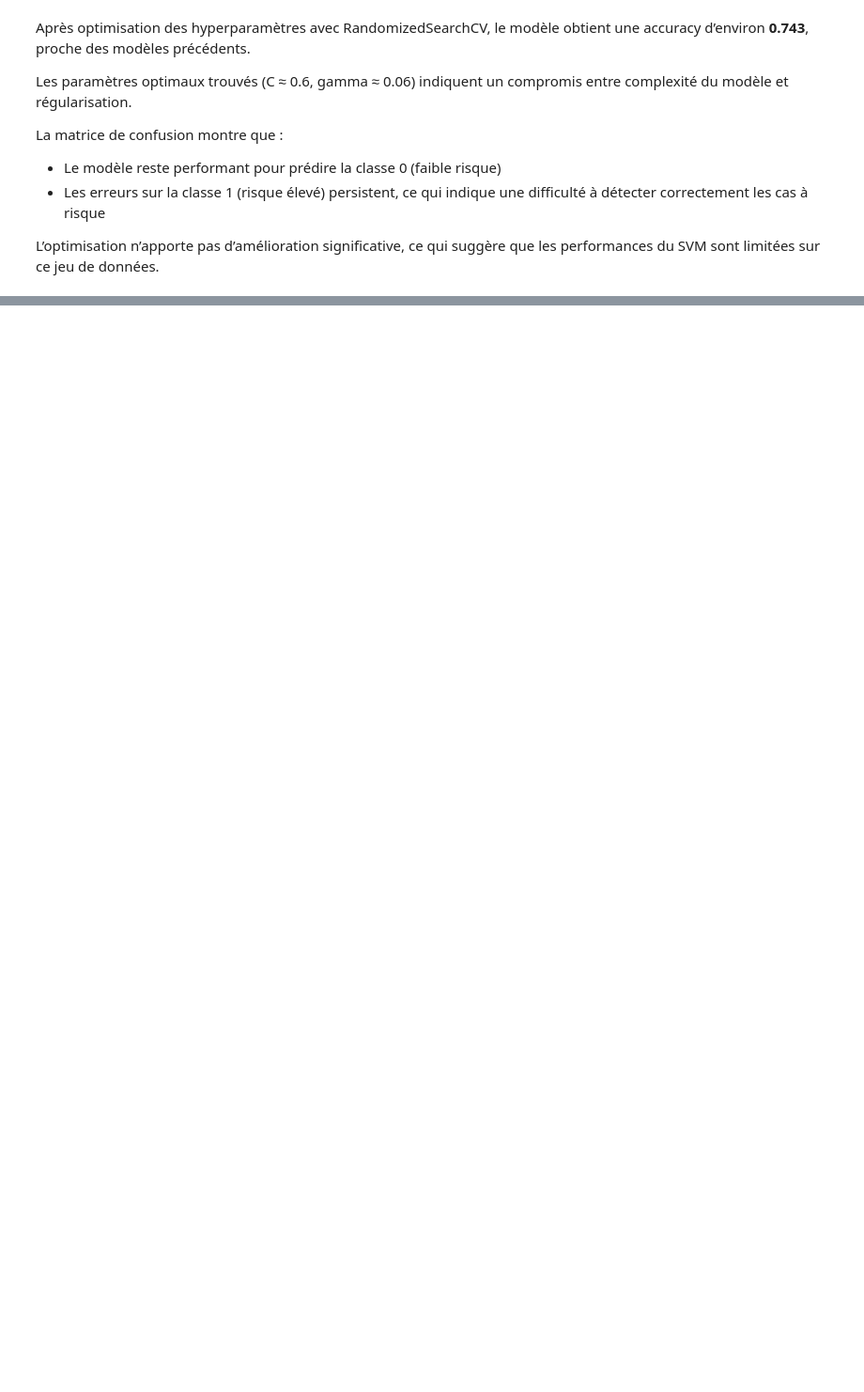
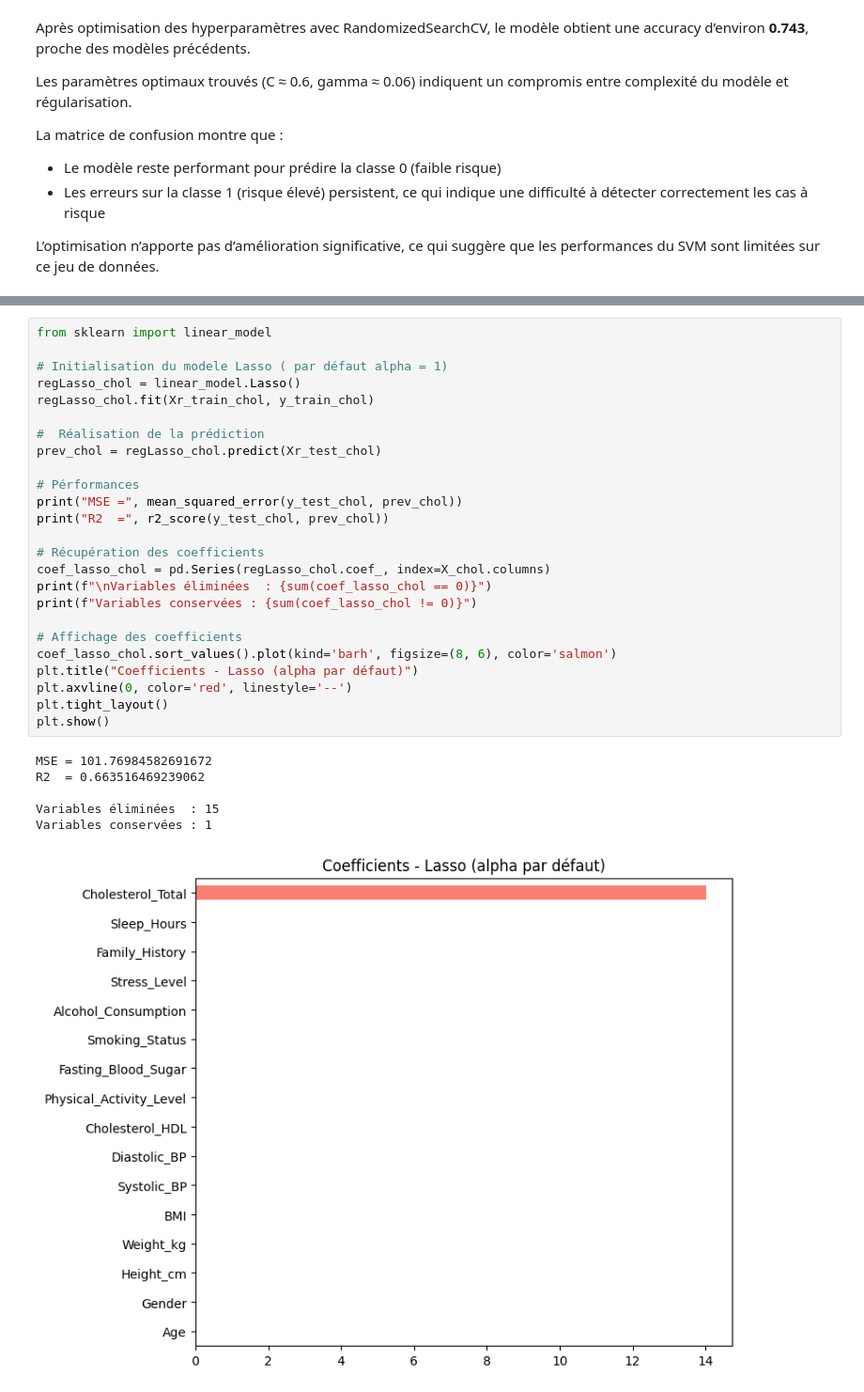
Before and after one commit to AhmedBousbih/Projet-Machine-learning, a Jupyter notebook: Projet_ML_py.ipynb, the cells around one changed output, grey strips where cells are left out. Shown at 94% size. Drawn from its saved outputs; the diff is of its cells as text; blank space fills up the shorter version.

```diff
--- a/Projet_ML_py.ipynb
+++ b/Projet_ML_py.ipynb
@@ -361,0 +745,32 @@ L’optimisation n’apporte pas d’amélioration significative, ce qui suggèr
+# %%
+from sklearn import linear_model
+
+# Initialisation du modele Lasso ( par défaut alpha = 1)
+regLasso_chol = linear_model.Lasso()
+regLasso_chol.fit(Xr_train_chol, y_train_chol)
+
+#  Réalisation de la prédiction
+prev_chol = regLasso_chol.predict(Xr_test_chol)
+
+# Pérformances
+print("MSE =", mean_squared_error(y_test_chol, prev_chol))
+print("R2  =", r2_score(y_test_chol, prev_chol))
+
+# Récupération des coefficients
+coef_lasso_chol = pd.Series(regLasso_chol.coef_, index=X_chol.columns)
+print(f"\nVariables éliminées  : {sum(coef_lasso_chol == 0)}")
+print(f"Variables conservées : {sum(coef_lasso_chol != 0)}")
+
+# Affichage des coefficients
+coef_lasso_chol.sort_values().plot(kind='barh', figsize=(8, 6), color='salmon')
+plt.title("Coefficients - Lasso (alpha par défaut)")
+plt.axvline(0, color='red', linestyle='--')
+plt.tight_layout()
+plt.show()
+# %% [output]
+MSE = 101.76984582691672
+R2  = 0.663516469239062
+
+Variables éliminées  : 15
+Variables conservées : 1
+[figure, added]
```
Also changed, not shown: parts of 38 cells of this notebook.
